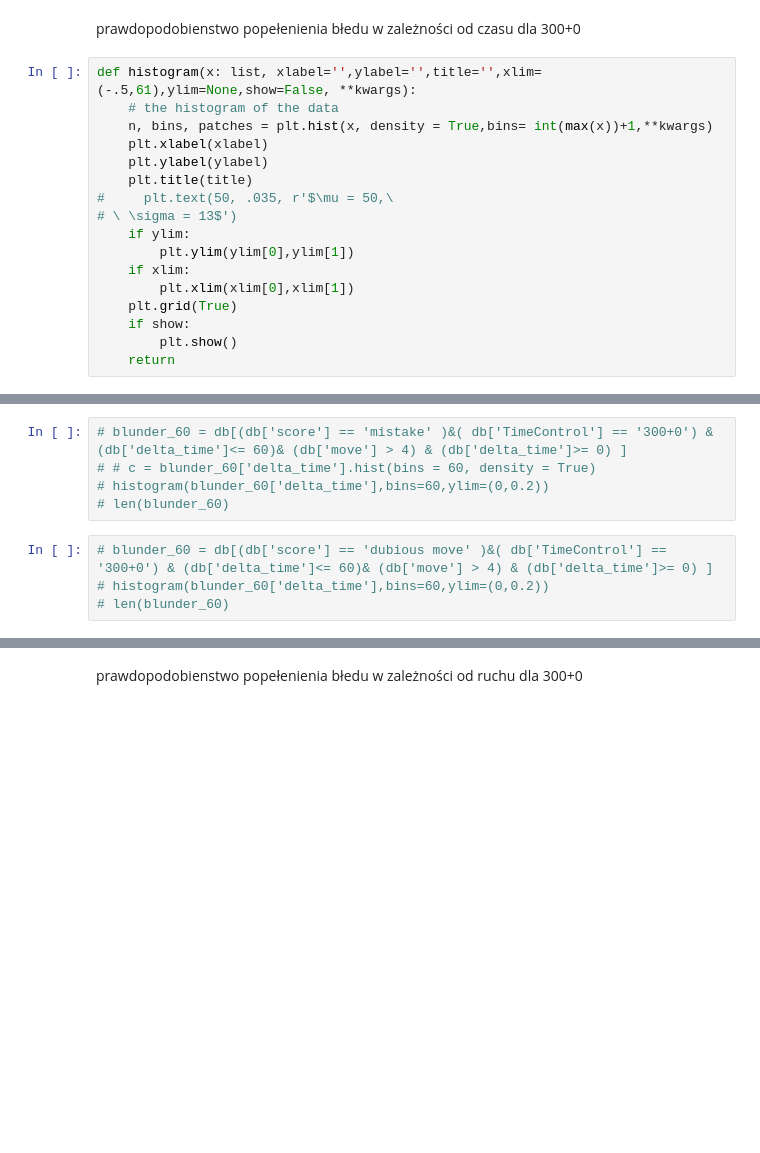
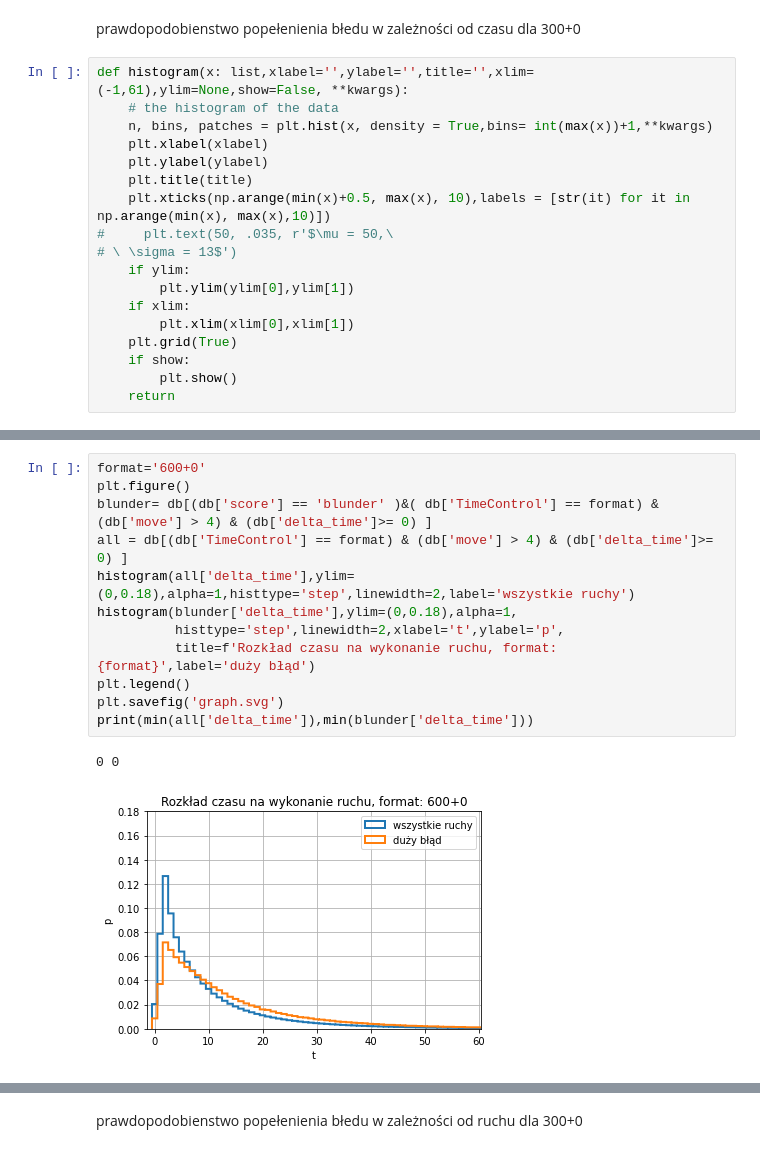
Before and after one commit to rogulforce/Chess, a Jupyter notebook: Python/analysis.ipynb, the cells around one changed output, grey strips where cells are left out. Drawn from its saved outputs; the diff is of its cells as text; blank space fills up the shorter version.

```diff
--- a/Python/analysis.ipynb
+++ b/Python/analysis.ipynb
@@ -43,12 +43,13 @@ a.sort_values('percent',ascending=False).head(6)
 # %% [markdown]
 prawdopodobienstwo popełenienia błedu w zależności od czasu dla 300+0
 # %%
-def histogram(x: list, xlabel='',ylabel='',title='',xlim=(-.5,61),ylim=None,show=False, **kwargs):
+def histogram(x: list,xlabel='',ylabel='',title='',xlim=(-1,61),ylim=None,show=False, **kwargs):
     # the histogram of the data
     n, bins, patches = plt.hist(x, density = True,bins= int(max(x))+1,**kwargs)
     plt.xlabel(xlabel)
     plt.ylabel(ylabel)
     plt.title(title)
+    plt.xticks(np.arange(min(x)+0.5, max(x), 10),labels = [str(it) for it in np.arange(min(x), max(x),10)])
 #     plt.text(50, .035, r'$\mu = 50,\
 # \ \sigma = 13$')
     if ylim:
@@ -72,9 +79,15 @@ len(all_300)
-# %%
-# blunder_60 = db[(db['score'] == 'mistake' )&( db['TimeControl'] == '300+0') & (db['delta_time']<= 60)& (db['move'] > 4) & (db['delta_time']>= 0) ]
-# # c = blunder_60['delta_time'].hist(bins = 60, density = True)
-# histogram(blunder_60['delta_time'],bins=60,ylim=(0,0.2))
-# len(blunder_60)
-# %%
-# blunder_60 = db[(db['score'] == 'dubious move' )&( db['TimeControl'] == '300+0') & (db['delta_time']<= 60)& (db['move'] > 4) & (db['delta_time']>= 0) ]
-# histogram(blunder_60['delta_time'],bins=60,ylim=(0,0.2))
-# len(blunder_60)
+# %%
+format='600+0'
+plt.figure()
+blunder= db[(db['score'] == 'blunder' )&( db['TimeControl'] == format) & (db['move'] > 4) & (db['delta_time']>= 0) ]
+all = db[(db['TimeControl'] == format) & (db['move'] > 4) & (db['delta_time']>= 0) ]
+histogram(all['delta_time'],ylim=(0,0.18),alpha=1,histtype='step',linewidth=2,label='wszystkie ruchy')
+histogram(blunder['delta_time'],ylim=(0,0.18),alpha=1,
+          histtype='step',linewidth=2,xlabel='t',ylabel='p',
+          title=f'Rozkład czasu na wykonanie ruchu, format: {format}',label='duży błąd')
+plt.legend()
+plt.savefig('graph.svg')
+print(min(all['delta_time']),min(blunder['delta_time']))
+# %% [output]
+0 0
+[figure, added]
```
Also changed, not shown: parts of 23 cells of this notebook, 7 other files.
